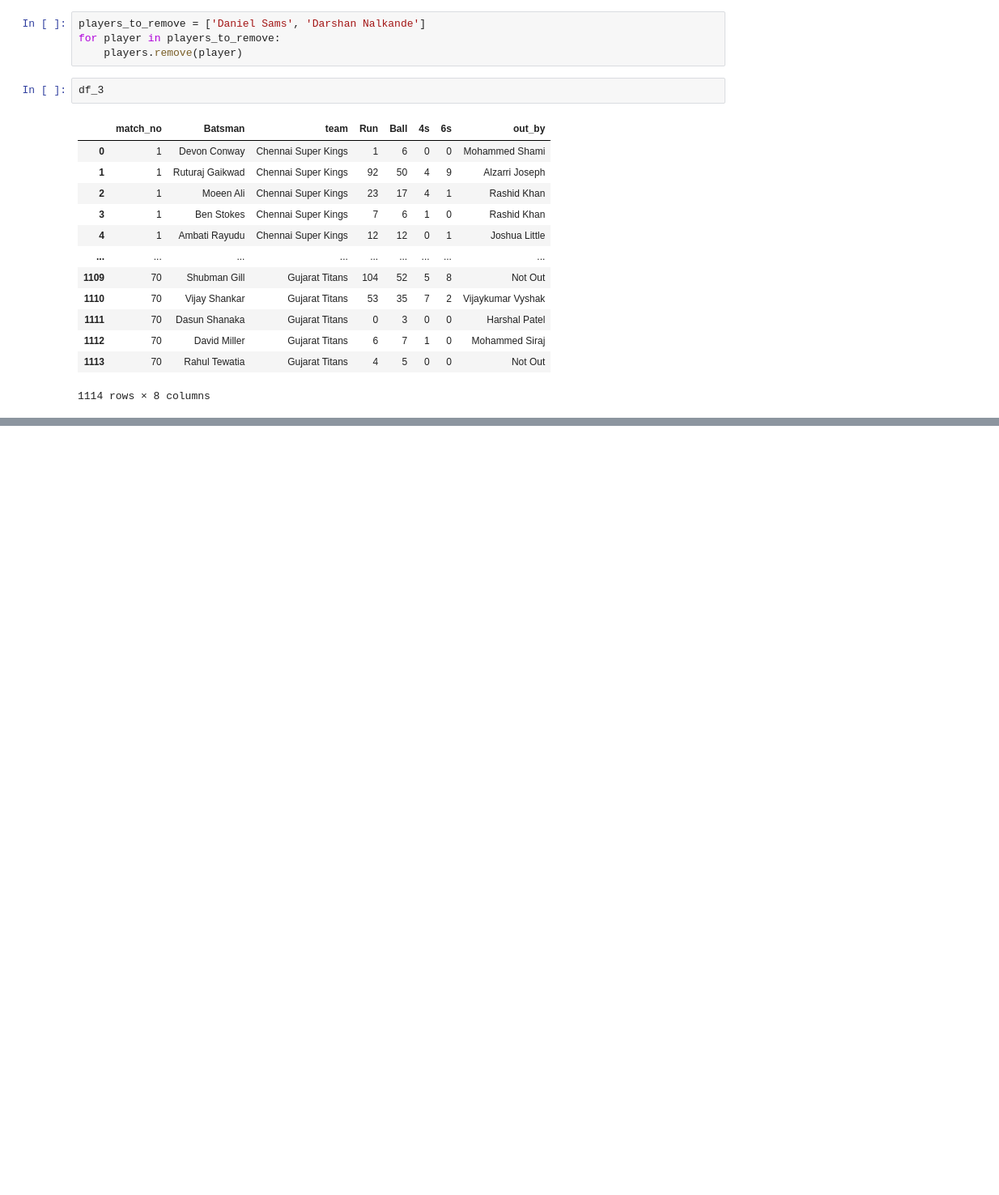
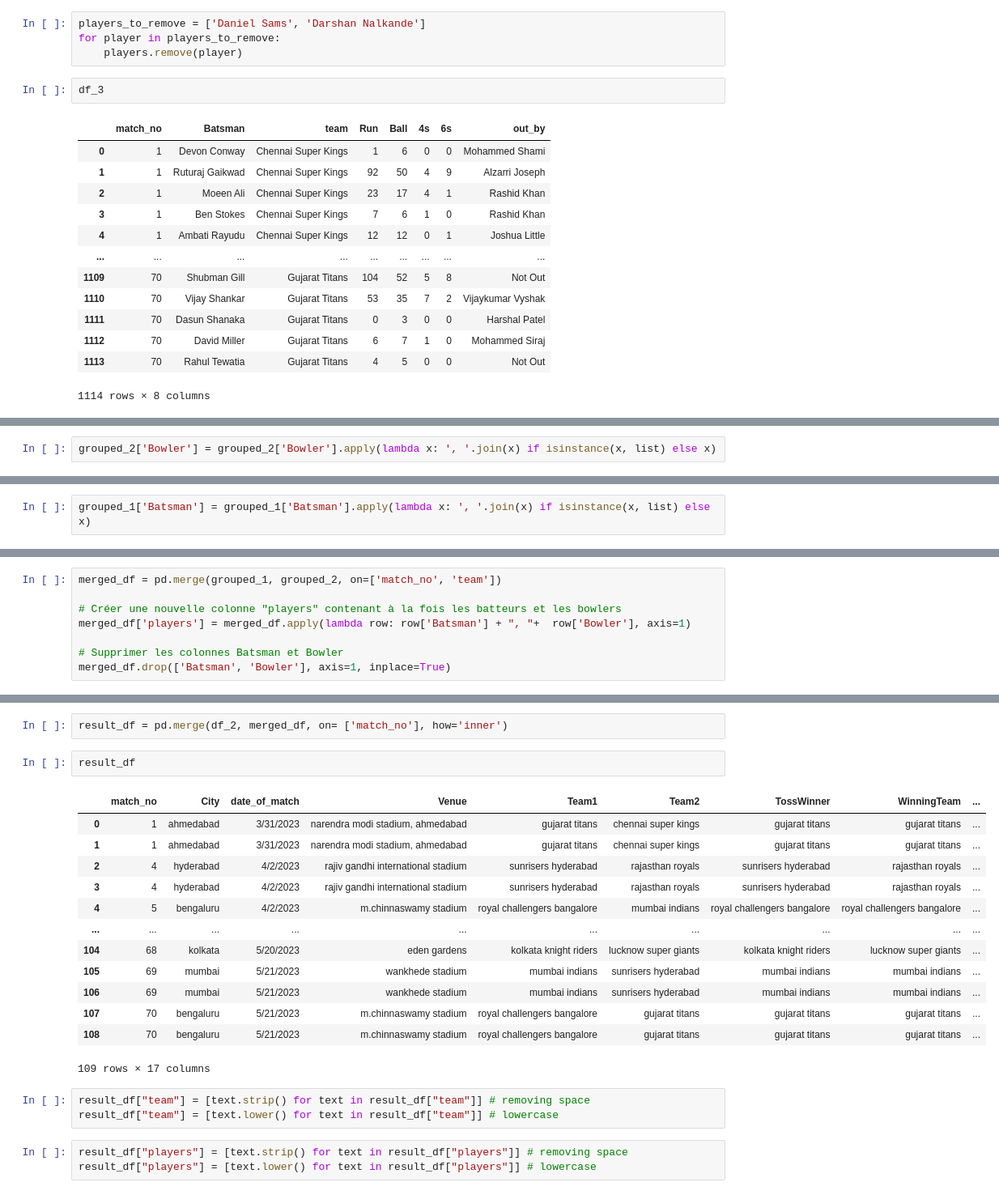
Before and after one commit to patrickevans29/ipl_prediction_model, a Jupyter notebook: notebooks/dataframe2023.ipynb, the cells around one changed output, grey strips where cells are left out. Shown at 81% size. Saved outputs shown, nothing was run; the diff lists cells and outputs as text; blank space fills up the shorter version.

```diff
--- a/notebooks/dataframe2023.ipynb
+++ b/notebooks/dataframe2023.ipynb
@@ -647,0 +666,2 @@ grouped
+# %%
+grouped_2['Bowler'] = grouped_2['Bowler'].apply(lambda x: ', '.join(x) if isinstance(x, list) else x)
@@ -647,0 +684,2 @@ grouped
+# %%
+grouped_1['Batsman'] = grouped_1['Batsman'].apply(lambda x: ', '.join(x) if isinstance(x, list) else x)
@@ -647,0 +702,8 @@ grouped
+# %%
+merged_df = pd.merge(grouped_1, grouped_2, on=['match_no', 'team'])
+
+# Créer une nouvelle colonne "players" contenant à la fois les batteurs et les bowlers
+merged_df['players'] = merged_df.apply(lambda row: row['Batsman'] + ", "+  row['Bowler'], axis=1)
+
+# Supprimer les colonnes Batsman et Bowler
+merged_df.drop(['Batsman', 'Bowler'], axis=1, inplace=True)
@@ -647,0 +726,24 @@ grouped
+# %%
+result_df = pd.merge(df_2, merged_df, on= ['match_no'], how='inner')
+# %%
+result_df
+# %% [output]
+|  | match_no | City | date_of_match | Venue | Team1 | Team2 | TossWinner | WinningTeam | ... |
+| 0 | 1 | ahmedabad | 3/31/2023 | narendra modi stadium, ahmedabad | gujarat titans | chennai super kings | gujarat titans | gujarat titans | ... |
+| 1 | 1 | ahmedabad | 3/31/2023 | narendra modi stadium, ahmedabad | gujarat titans | chennai super kings | gujarat titans | gujarat titans | ... |
+| 2 | 4 | hyderabad | 4/2/2023 | rajiv gandhi international stadium | sunrisers hyderabad | rajasthan royals | sunrisers hyderabad | rajasthan royals | ... |
+| 3 | 4 | hyderabad | 4/2/2023 | rajiv gandhi international stadium | sunrisers hyderabad | rajasthan royals | sunrisers hyderabad | rajasthan royals | ... |
+| 4 | 5 | bengaluru | 4/2/2023 | m.chinnaswamy stadium | royal challengers bangalore | mumbai indians | royal challengers bangalore | royal challengers bangalore | ... |
+| ... | ... | ... | ... | ... | ... | ... | ... | ... | ... |
+| 104 | 68 | kolkata | 5/20/2023 | eden gardens | kolkata knight riders | lucknow super giants | kolkata knight riders | lucknow super giants | ... |
+| 105 | 69 | mumbai | 5/21/2023 | wankhede stadium | mumbai indians | sunrisers hyderabad | mumbai indians | mumbai indians | ... |
+| 106 | 69 | mumbai | 5/21/2023 | wankhede stadium | mumbai indians | sunrisers hyderabad | mumbai indians | mumbai indians | ... |
+| 107 | 70 | bengaluru | 5/21/2023 | m.chinnaswamy stadium | royal challengers bangalore | gujarat titans | gujarat titans | gujarat titans | ... |
+| 108 | 70 | bengaluru | 5/21/2023 | m.chinnaswamy stadium | royal challengers bangalore | gujarat titans | gujarat titans | gujarat titans | ... |
+109 rows × 17 columns
+# %%
+result_df["team"] = [text.strip() for text in result_df["team"]] # removing space
+result_df["team"] = [text.lower() for text in result_df["team"]] # lowercase
+# %%
+result_df["players"] = [text.strip() for text in result_df["players"]] # removing space
+result_df["players"] = [text.lower() for text in result_df["players"]] # lowercase
```
Also changed, not shown: parts of 17 cells of this notebook.
